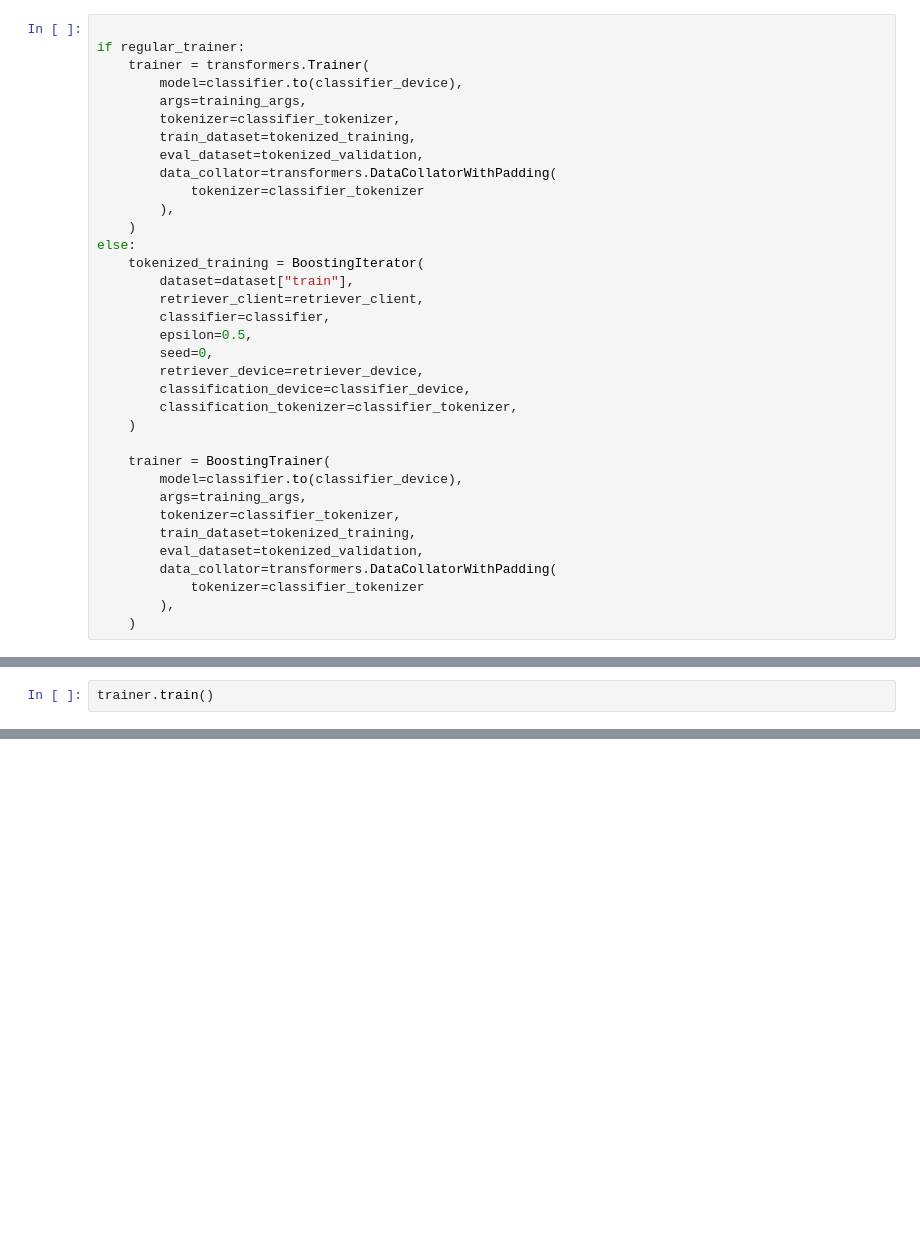
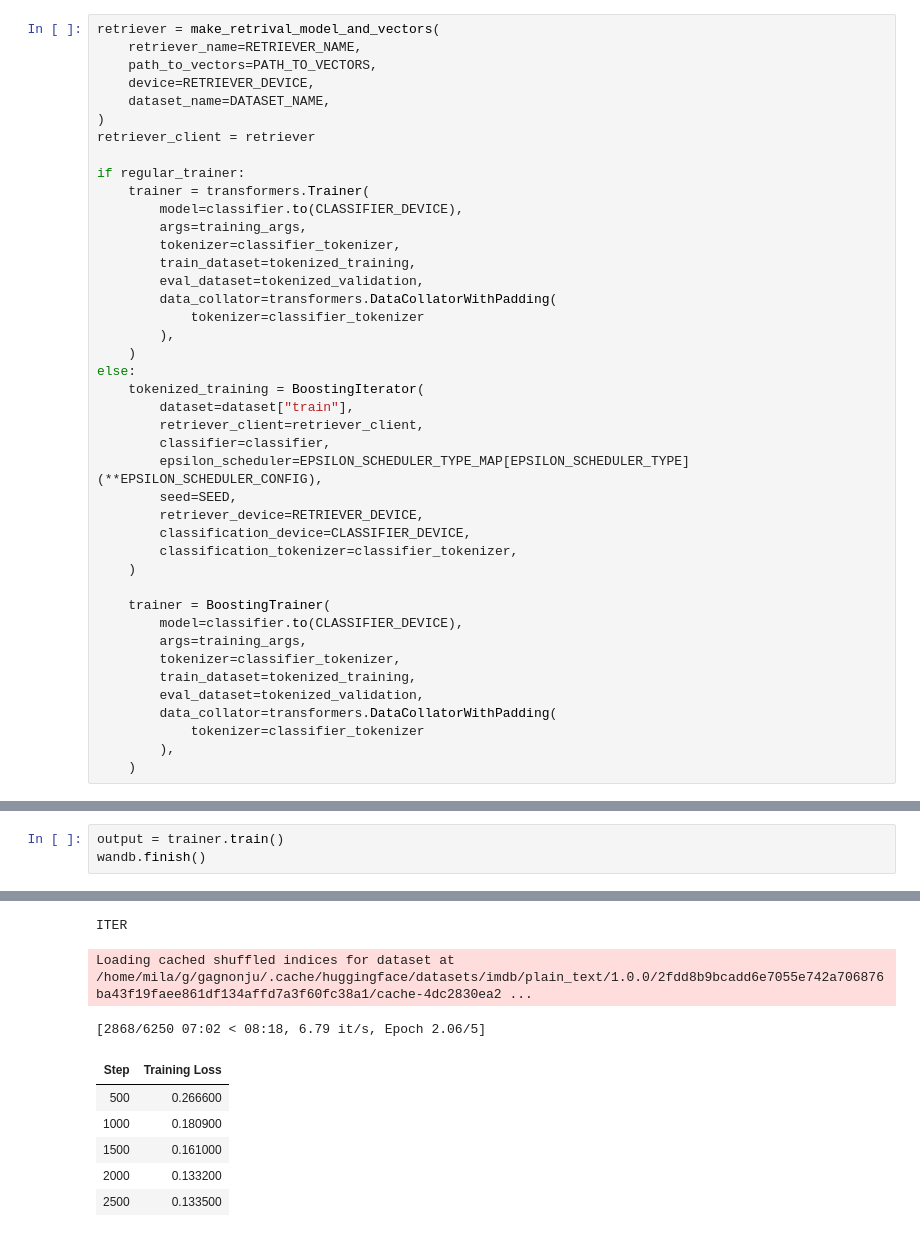
Before and after one commit to JulesGM/RetroBoost, a Jupyter notebook: run.ipynb, the cells around one changed output, grey strips where cells are left out. Drawn from its saved outputs; the diff is of its cells as text; blank space fills up the shorter version.

```diff
--- a/run.ipynb
+++ b/run.ipynb
@@ -266,8 +353,15 @@ Reusing dataset imdb (/home/mila/g/gagnonju/.cache/huggingface/datasets/imdb/pla
 # %%
+retriever = make_retrival_model_and_vectors(
+    retriever_name=RETRIEVER_NAME,
+    path_to_vectors=PATH_TO_VECTORS,
+    device=RETRIEVER_DEVICE,
+    dataset_name=DATASET_NAME,
+)
+retriever_client = retriever
 
 if regular_trainer:
     trainer = transformers.Trainer(
-        model=classifier.to(classifier_device),
+        model=classifier.to(CLASSIFIER_DEVICE),
         args=training_args,
         tokenizer=classifier_tokenizer,
         train_dataset=tokenized_training,
@@ -281,15 +375,15 @@ else:
         dataset=dataset["train"],
         retriever_client=retriever_client,
         classifier=classifier,
-        epsilon=0.5,
-        seed=0,
-        retriever_device=retriever_device,
-        classification_device=classifier_device,
+        epsilon_scheduler=EPSILON_SCHEDULER_TYPE_MAP[EPSILON_SCHEDULER_TYPE](**EPSILON_SCHEDULER_CONFIG),
+        seed=SEED,
+        retriever_device=RETRIEVER_DEVICE,
+        classification_device=CLASSIFIER_DEVICE,
         classification_tokenizer=classifier_tokenizer,
     )
 
     trainer = BoostingTrainer(
-        model=classifier.to(classifier_device),
+        model=classifier.to(CLASSIFIER_DEVICE),
         args=training_args,
         tokenizer=classifier_tokenizer,
         train_dataset=tokenized_training,
@@ -316,2 +397,0 @@ To disable this warning, you can either:
-# %%
-trainer.train()
@@ -356,0 +398,4 @@ grad_fn=<NllLossBackward0>)
+# %%
+output = trainer.train()
+wandb.finish()
+# %% [output]
@@ -356,0 +410,9 @@ grad_fn=<NllLossBackward0>)
+ITER
+Loading cached shuffled indices for dataset at /home/mila/g/gagnonju/.cache/huggingface/datasets/imdb/plain_text/1.0.0/2fdd8b9bcadd6e7055e742a706876ba43f19faee861df134affd7a3f60fc38a1/cache-4dc2830ea2 ...
+[2868/6250 07:02 < 08:18, 6.79 it/s, Epoch 2.06/5]
+| Step | Training Loss |
+| 500 | 0.266600 |
+| 1000 | 0.180900 |
+| 1500 | 0.161000 |
+| 2000 | 0.133200 |
+| 2500 | 0.133500 |
```
Also changed, not shown: parts of 8 cells of this notebook.
